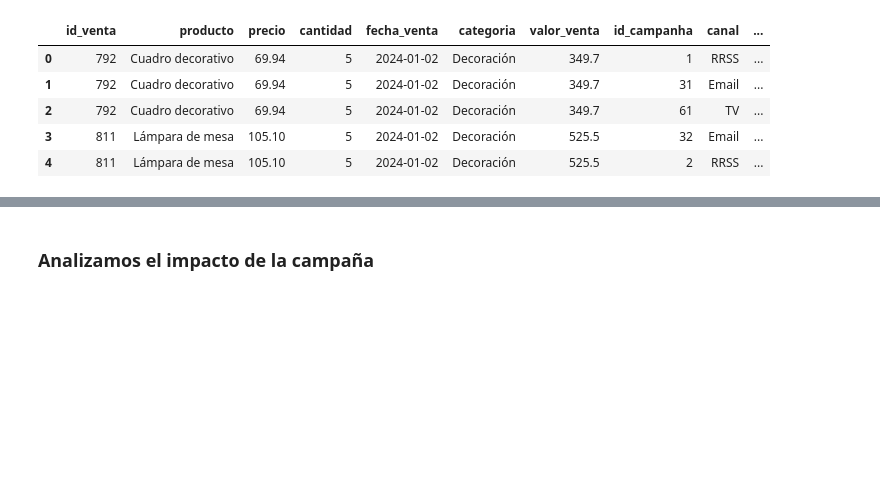
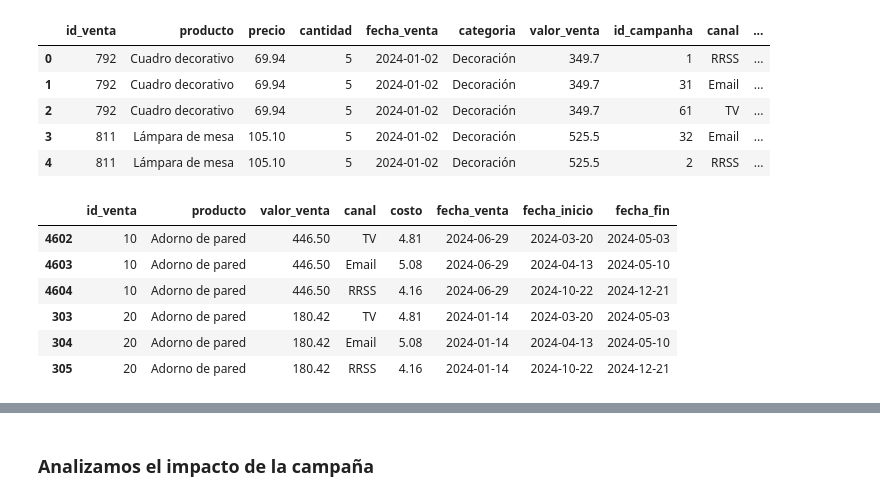
Before and after one commit to CppR-Repo/TT-2C2025-Data-Analitycs-Notebooks, a Jupyter notebook: EntregaFinal/MiEntrega-Final/Entrega_final.ipynb, the cells around one changed output, grey strips where cells are left out. Drawn from its saved outputs; the diff is of its cells as text; code cells hidden in the pictures; blank space fills up the shorter version.

```diff
--- a/EntregaFinal/MiEntrega-Final/Entrega_final.ipynb
+++ b/EntregaFinal/MiEntrega-Final/Entrega_final.ipynb
@@ -629,3 +654,14 @@ ventas_marketing.head()
 | 2 | 792 | Cuadro decorativo | 69.94 | 5 | 2024-01-02 | Decoración | 349.7 | 61 | TV | ... |
 | 3 | 811 | Lámpara de mesa | 105.10 | 5 | 2024-01-02 | Decoración | 525.5 | 32 | Email | ... |
 | 4 | 811 | Lámpara de mesa | 105.10 | 5 | 2024-01-02 | Decoración | 525.5 | 2 | RRSS | ... |
+# %%
+# Ordenamos por producto
+ventas_marketing[["id_venta","producto", "valor_venta", "canal", "costo", "fecha_venta", "fecha_inicio","fecha_fin"]].sort_values(by=["producto", "id_venta"], ascending=True).head(6)
+# %% [output]
+|  | id_venta | producto | valor_venta | canal | costo | fecha_venta | fecha_inicio | fecha_fin |
+| 4602 | 10 | Adorno de pared | 446.50 | TV | 4.81 | 2024-06-29 | 2024-03-20 | 2024-05-03 |
+| 4603 | 10 | Adorno de pared | 446.50 | Email | 5.08 | 2024-06-29 | 2024-04-13 | 2024-05-10 |
+| 4604 | 10 | Adorno de pared | 446.50 | RRSS | 4.16 | 2024-06-29 | 2024-10-22 | 2024-12-21 |
+| 303 | 20 | Adorno de pared | 180.42 | TV | 4.81 | 2024-01-14 | 2024-03-20 | 2024-05-03 |
+| 304 | 20 | Adorno de pared | 180.42 | Email | 5.08 | 2024-01-14 | 2024-04-13 | 2024-05-10 |
+| 305 | 20 | Adorno de pared | 180.42 | RRSS | 4.16 | 2024-01-14 | 2024-10-22 | 2024-12-21 |
```
Also changed, not shown: parts of 32 cells of this notebook.
